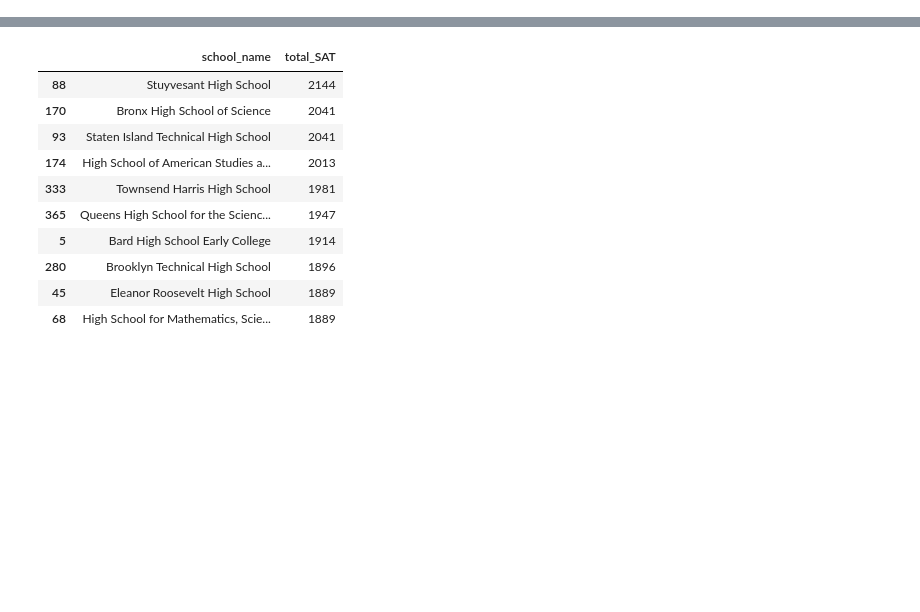
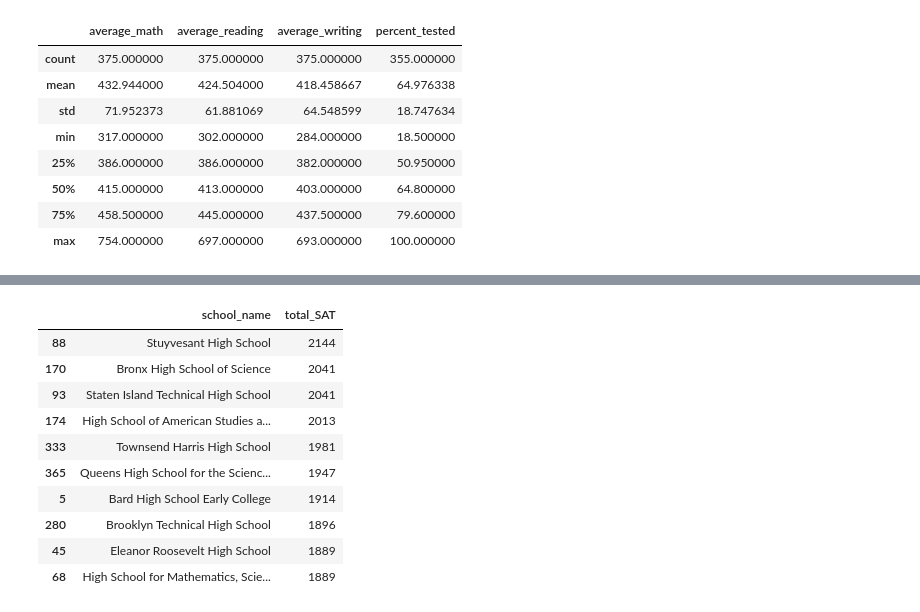
Before and after one commit to MichaelSzczepaniak/DSPortfolio, a Jupyter notebook: NYC_Public_Schools/nyc_schools.ipynb, the cells around one changed output, grey strips where cells are left out. Cells and saved outputs as stored; diff of their text form; code cells hidden in the pictures; blank space fills up the shorter version.

```diff
--- a/NYC_Public_Schools/nyc_schools.ipynb
+++ b/NYC_Public_Schools/nyc_schools.ipynb
@@ -13,0 +46,12 @@ You have been tasked with answering three key questions about New York City (NYC
+# %%
+schools.describe()
+# %% [output]
+|  | average_math | average_reading | average_writing | percent_tested |
+| count | 375.000000 | 375.000000 | 375.000000 | 355.000000 |
+| mean | 432.944000 | 424.504000 | 418.458667 | 64.976338 |
+| std | 71.952373 | 61.881069 | 64.548599 | 18.747634 |
+| min | 317.000000 | 302.000000 | 284.000000 | 18.500000 |
+| 25% | 386.000000 | 386.000000 | 382.000000 | 50.950000 |
+| 50% | 415.000000 | 413.000000 | 403.000000 | 64.800000 |
+| 75% | 458.500000 | 445.000000 | 437.500000 | 79.600000 |
+| max | 754.000000 | 697.000000 | 693.000000 | 100.000000 |
```
Also changed, not shown: parts of 8 cells of this notebook.
